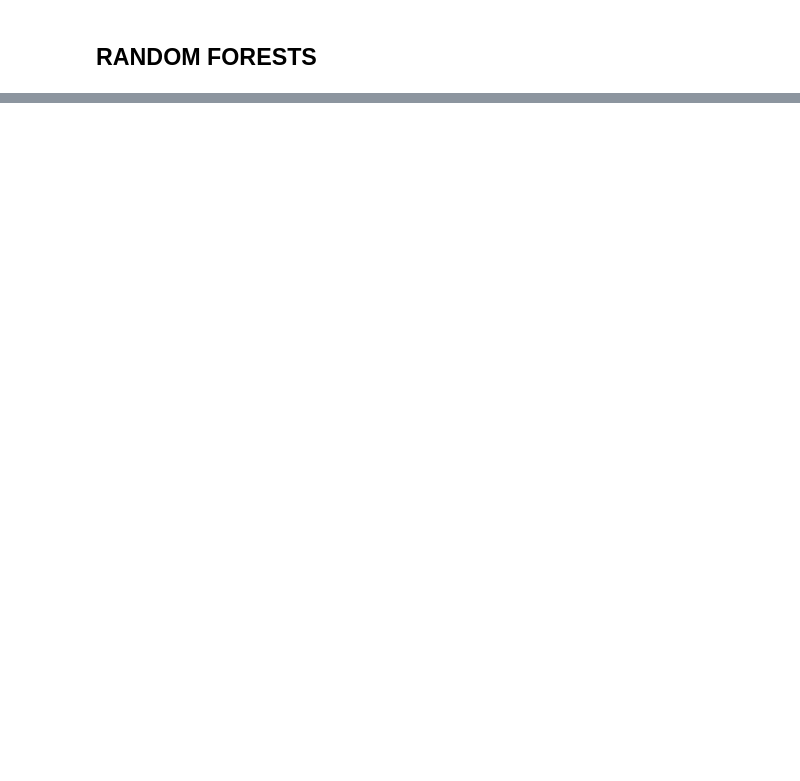
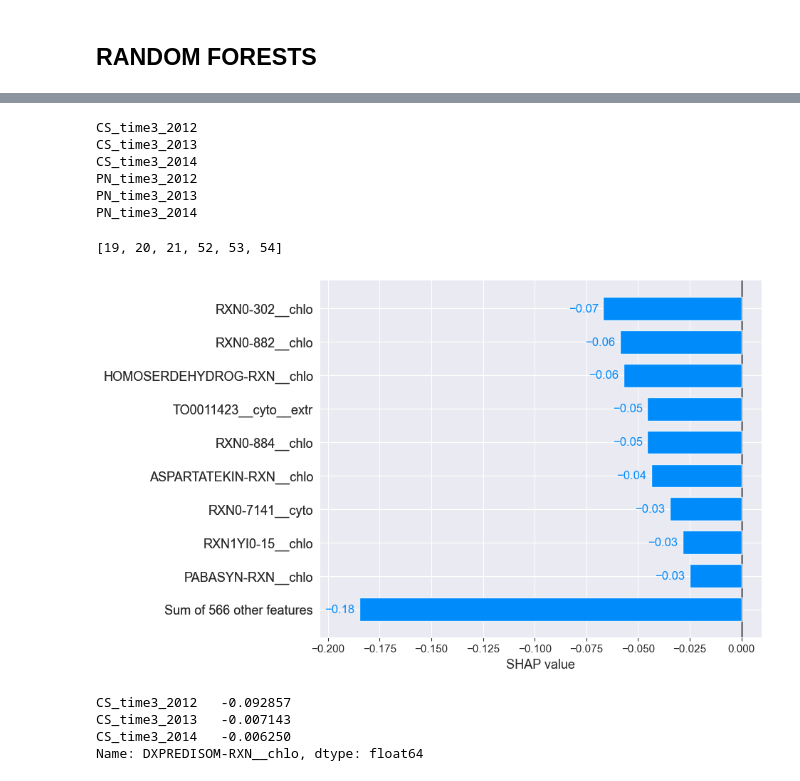
Before and after one commit to martaS95/MM_ML, a Jupyter notebook: src/fluxomics_final.ipynb, the cells around one changed output, grey strips where cells are left out. Drawn from its saved outputs; the diff is of its cells as text; code cells hidden in the pictures; blank space fills up the shorter version.

```diff
--- a/src/fluxomics_final.ipynb
+++ b/src/fluxomics_final.ipynb
@@ -793,0 +930,4 @@ print('f1', round(np.array(scores_rf['f1']).mean(), 2))
+# %%
+concat_mean = pd.concat(average_shap_values, axis=1).transpose()
+concat_mean = concat_mean.fillna(0)
+concat_mean.shape
@@ -793,0 +951,31 @@ print('f1', round(np.array(scores_rf['f1']).mean(), 2))
+# %%
+final_shap_array = np.array(concat_mean)
+# %%
+df_base = pd.DataFrame.from_dict(base_values_per_cv)
+df_base_mean = df_base.mean(axis=0)
+base_array = np.array(df_base_mean)
+# %%
+obj = shap.Explanation(values=final_shap_array, data=np.array(data[concat_mean.columns]), base_values=base_array,feature_names=concat_mean.columns)
+# %%
+print(concat_mean.index[19])
+print(concat_mean.index[20])
+print(concat_mean.index[21])
+print(concat_mean.index[52])
+print(concat_mean.index[53])
+print(concat_mean.index[54])
+# %% [output]
+CS_time3_2012
+CS_time3_2013
+CS_time3_2014
+PN_time3_2012
+PN_time3_2013
+PN_time3_2014
+# %%
+veraison = [list(concat_mean.index).index(x) for x in concat_mean.index if 'time3' in x]
+veraison
+# %% [output]
+[19, 20, 21, 52, 53, 54]
+# %%
+shap.plots.bar(obj[54])
+# %% [output]
+[figure, added]
@@ -793,0 +984,7 @@ print('f1', round(np.array(scores_rf['f1']).mean(), 2))
+# %%
+CS_veraison['DXPREDISOM-RXN__chlo']
+# %% [output]
+CS_time3_2012   -0.092857
+CS_time3_2013   -0.007143
+CS_time3_2014   -0.006250
+Name: DXPREDISOM-RXN__chlo, dtype: float64
```
Also changed, not shown: parts of 55 cells of this notebook.
